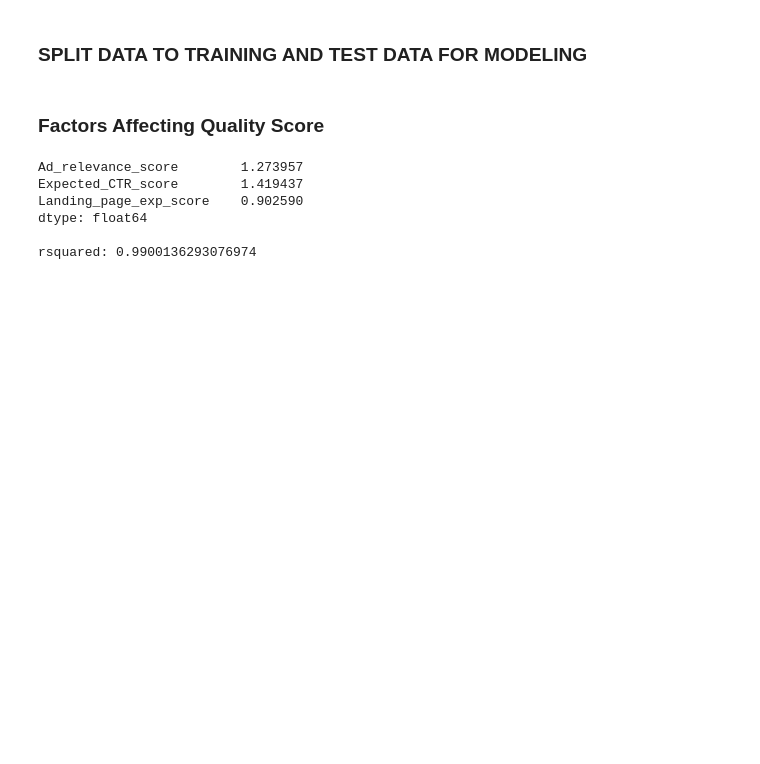
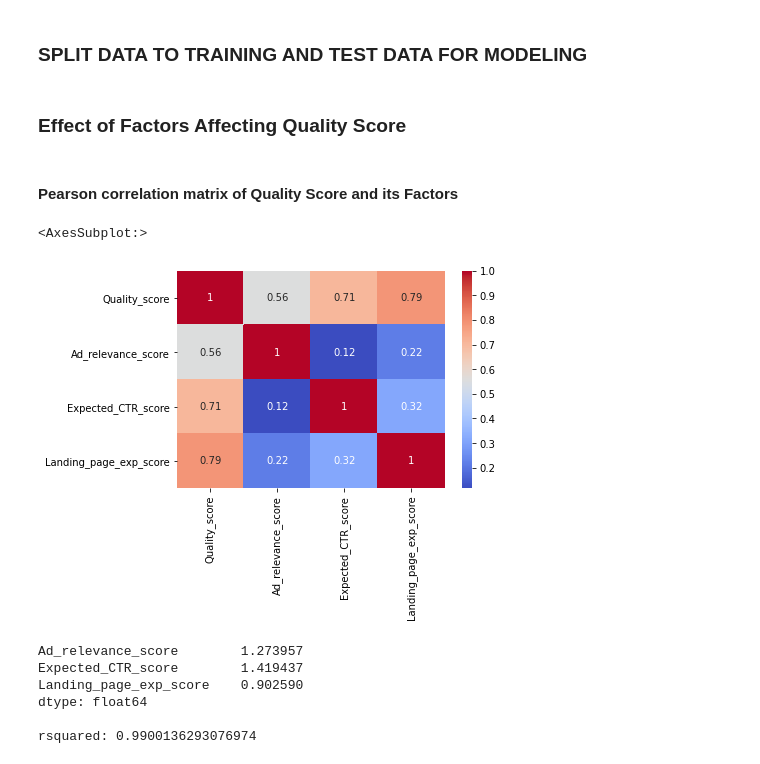
Before and after one commit to finesselab/google-Ads-Payment-Per-Click-optimization, a Jupyter notebook: Changing Ads Keyword Quality Score Factor(s), Predicting Conversions .ipynb, the cells around one changed output. Cells and saved outputs as stored; diff of their text form; code cells hidden in the pictures; blank space fills up the shorter version.

```diff
--- a/Changing Ads Keyword Quality Score Factor(s), Predicting Conversions .ipynb
+++ b/Changing Ads Keyword Quality Score Factor(s), Predicting Conversions .ipynb
@@ -19,9 +35,8 @@ df.head(2)
-# %%
-df.columns = ['index', 'Ad_Group', 'Search_Keyword', 'Quality_score', 'Ad_relevance',
-       'Expected_clickthrough_rate', 'Landing_page_experience',
-       'Avg_position', 'Impressions', 'Clicks', 'Total_Cost', 'Conversions',
-       'Revenue_per_unit_sold', 'Total_Revenue', 'Ad_relevance_score',
-       'Expected_CTR_score', 'Landing_page_exp_score']
+# %%
+df.columns = ['index', 'Ad_Group', 'Search_Keyword', 'Quality_score', 'Ad_relevance_score',
+            'Expected_CTR_score', 'Landing_page_exp_score', 'Ad_relevance',
+            'Expected_clickthrough_rate', 'Landing_page_experience', 'Avg_position',
+             'Impressions', 'Clicks', 'Total_Cost', 'Conversions', 'Revenue_per_unit_sold', 'Total_Revenue']
 # %%
 df = df[['Ad_Group', 'Search_Keyword', 'Quality_score', 'Ad_relevance',
        'Expected_clickthrough_rate', 'Landing_page_experience', 'Ad_relevance_score',
@@ -57,7 +72,17 @@ training_df = pd.concat([X_train, y_train], axis = 1)
 
 test_df = pd.concat([X_test, y_test], axis = 1)
 # %% [markdown]
-### Factors Affecting Quality Score
+### Effect of Factors Affecting Quality Score
+# %% [markdown]
+#### Pearson correlation matrix of Quality Score and its Factors
+# %%
+df_qs = df[['Quality_score', 'Ad_relevance_score',
+       'Expected_CTR_score', 'Landing_page_exp_score']]
+# %%
+sns.heatmap(df_qs.corr(), annot = True, cmap = 'coolwarm')
+# %% [output]
+<AxesSubplot:>
+[figure, added]
 # %%
 from statsmodels.formula.api import ols
 
```
Also changed, not shown: parts of 6 cells of this notebook, 5 other files.
